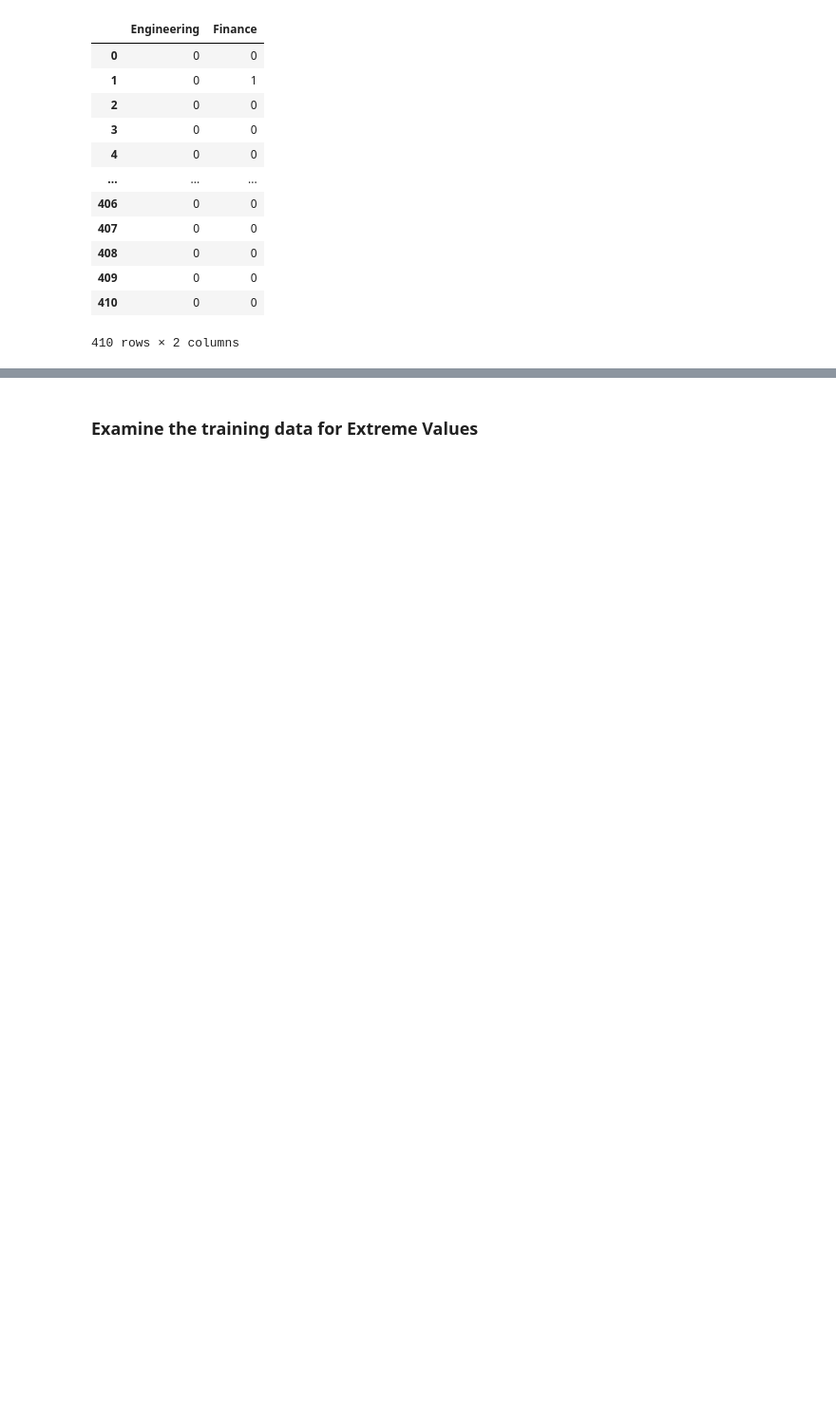
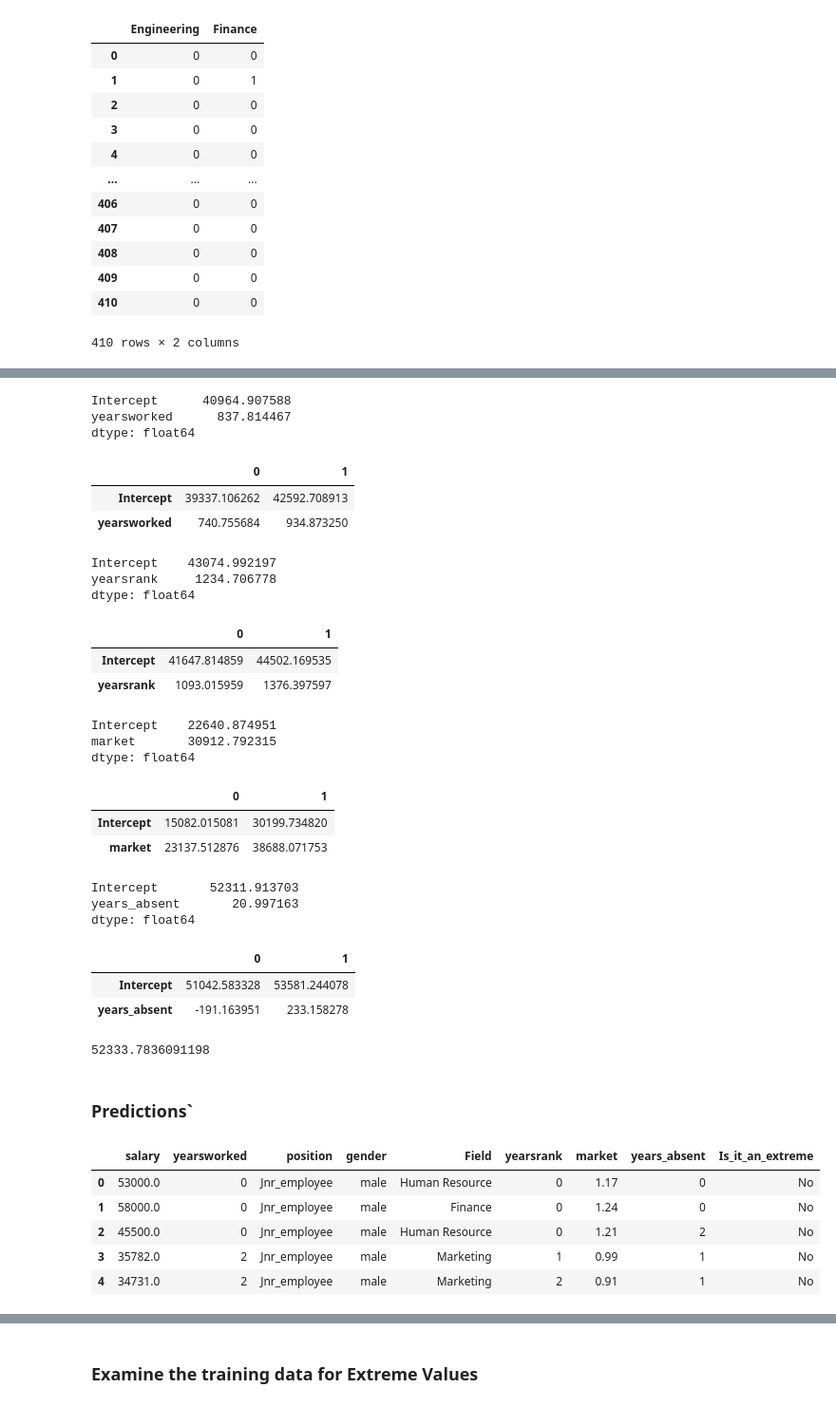
Before and after one commit to tshepojrampai/multivariate_linear_regression, a Jupyter notebook: linear_regression.ipynb, the cells around one changed output, grey strips where cells are left out. Shown at 95% size. Drawn from its saved outputs; the diff is of its cells as text; code cells hidden in the pictures; blank space fills up the shorter version.

```diff
--- a/linear_regression.ipynb
+++ b/linear_regression.ipynb
@@ -214,0 +261,76 @@ This is a perfect description for multicolinearity, if one year a experience is
+# %%
+import statsmodels.formula.api as smf
+# create a fitted model: salary vs years worked
+model= smf.ols(formula='salary ~ yearsworked', data=df_train).fit()
+model.params
+# %% [output]
+Intercept      40964.907588
+yearsworked      837.814467
+dtype: float64
+# %%
+# print the confidence intervals for the model coefficients
+model.conf_int()
+# %% [output]
+|  | 0 | 1 |
+| Intercept | 39337.106262 | 42592.708913 |
+| yearsworked | 740.755684 | 934.873250 |
+# %%
+# create a fitted model: salary vs yearsrank
+model1= smf.ols(formula='salary ~ yearsrank', data=df_train).fit()
+model1.params
+# %% [output]
+Intercept    43074.992197
+yearsrank     1234.706778
+dtype: float64
+# %%
+# print the confidence intervals for the model coefficients
+model1.conf_int()
+# %% [output]
+|  | 0 | 1 |
+| Intercept | 41647.814859 | 44502.169535 |
+| yearsrank | 1093.015959 | 1376.397597 |
+# %%
+# create a fitted model: salary vs market
+model2= smf.ols(formula='salary ~ market', data=df_train).fit()
+model2.params
+# %% [output]
+Intercept    22640.874951
+market       30912.792315
+dtype: float64
+# %%
+# print the confidence intervals for the model coefficients
+model2.conf_int()
+# %% [output]
+|  | 0 | 1 |
+| Intercept | 15082.015081 | 30199.734820 |
+| market | 23137.512876 | 38688.071753 |
+# %%
+# create a fitted model: salary vs years absent
+model3= smf.ols(formula='salary ~ years_absent', data=df_train).fit()
+model3.params
+# %% [output]
+Intercept       52311.913703
+years_absent       20.997163
+dtype: float64
+# %%
+# print the confidence intervals for the model coefficients
+model3.conf_int()
+# %% [output]
+|  | 0 | 1 |
+| Intercept | 51042.583328 | 53581.244078 |
+| years_absent | -191.163951 | 233.158278 |
+# %%
+df_train.salary.mean()
+# %% [output]
+52333.7836091198
+# %% [markdown]
+### Predictions`
+# %%
+df_train.head()
+# %% [output]
+|  | salary | yearsworked | position | gender | Field | yearsrank | market | years_absent | Is_it_an_extreme |
+| 0 | 53000.0 | 0 | Jnr_employee | male | Human Resource | 0 | 1.17 | 0 | No |
+| 1 | 58000.0 | 0 | Jnr_employee | male | Finance | 0 | 1.24 | 0 | No |
+| 2 | 45500.0 | 0 | Jnr_employee | male | Human Resource | 0 | 1.21 | 2 | No |
+| 3 | 35782.0 | 2 | Jnr_employee | male | Marketing | 1 | 0.99 | 1 | No |
+| 4 | 34731.0 | 2 | Jnr_employee | male | Marketing | 2 | 0.91 | 1 | No |
```
Also changed, not shown: parts of 38 cells of this notebook.
